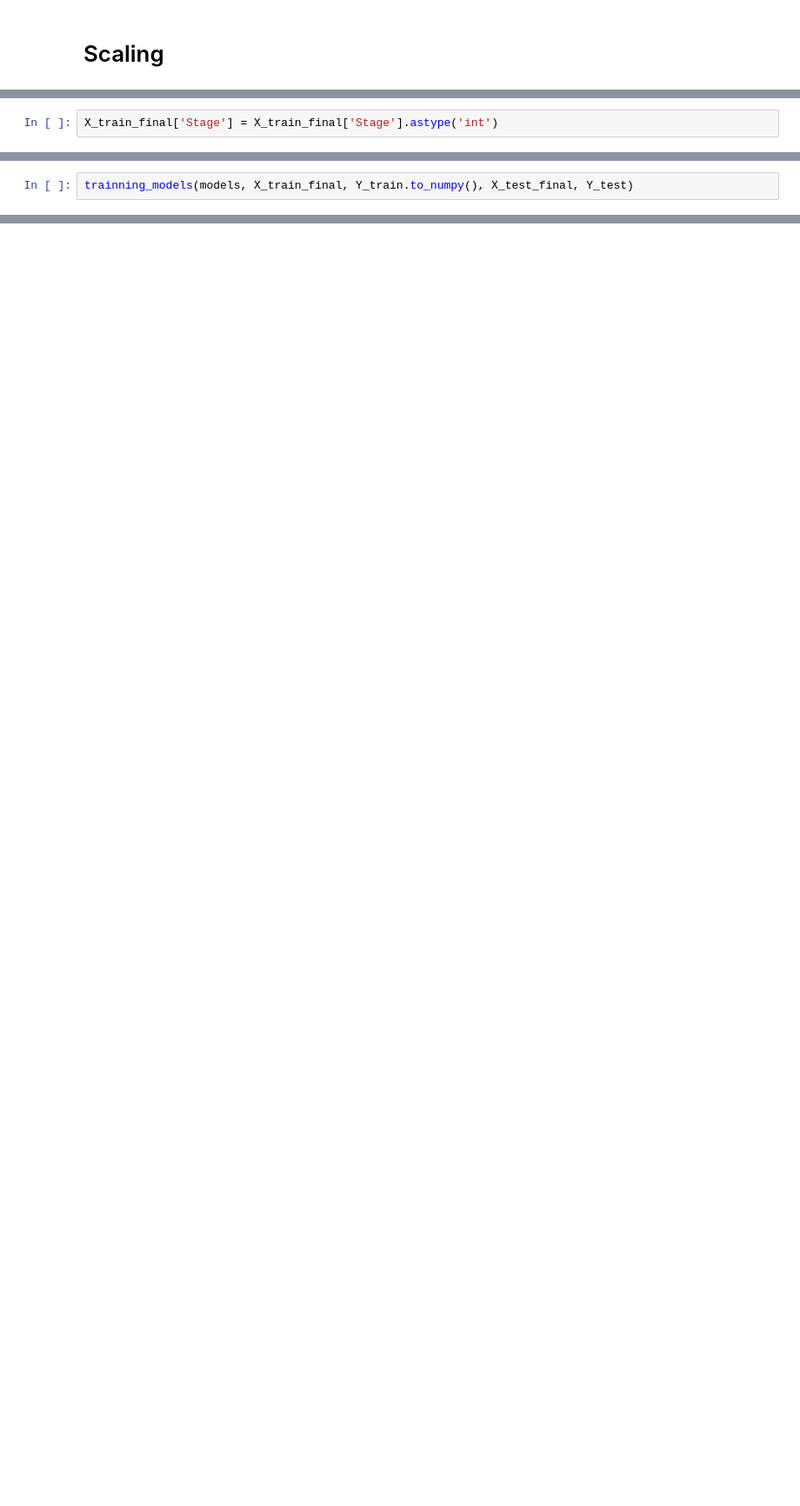
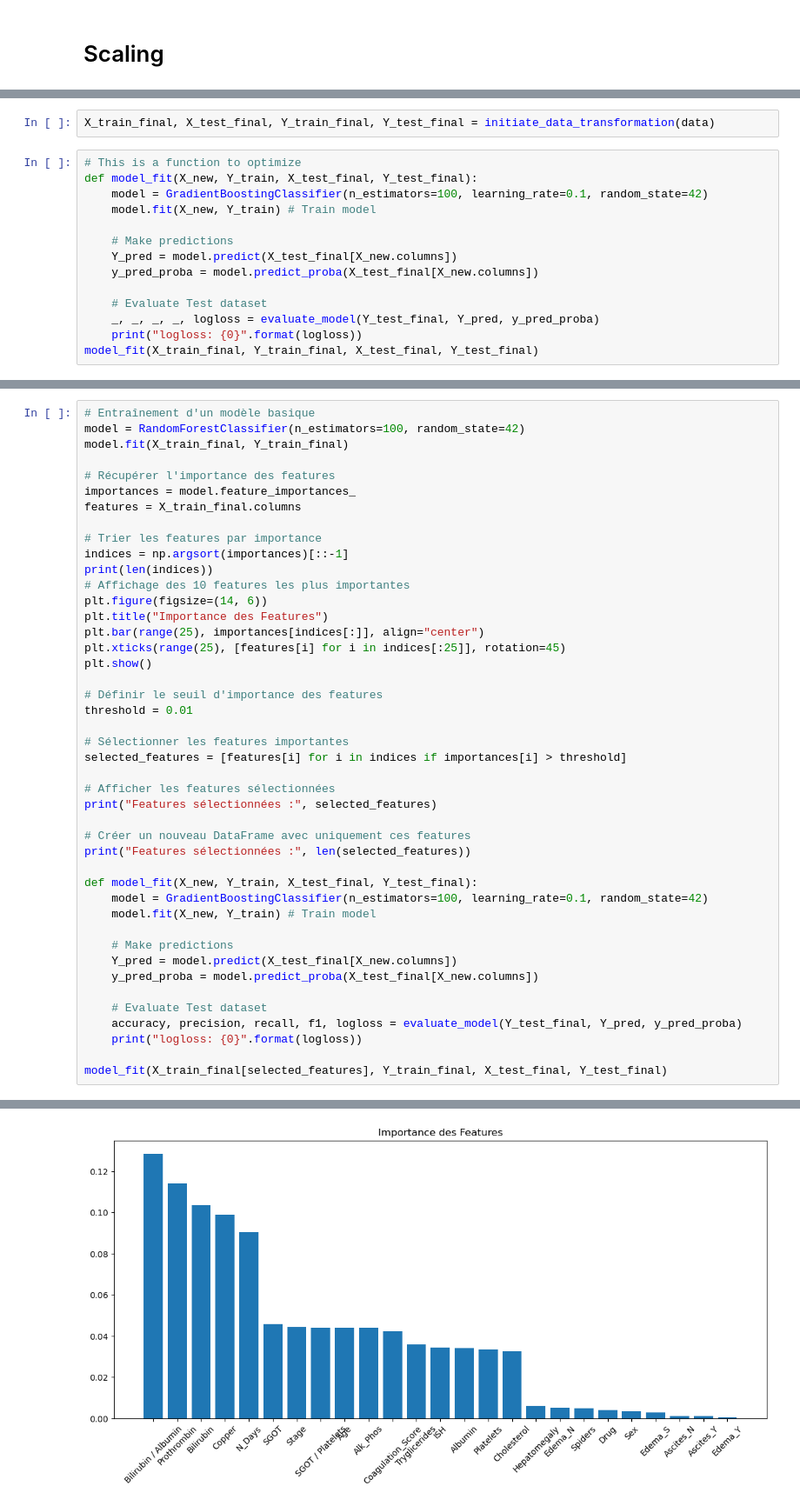
Before and after one commit to RiyadspX/Patients-Multi-class-Classification, a Jupyter notebook: notebooks/Model_trainer.ipynb, the cells around one changed output, grey strips where cells are left out. Shown at 87% size. Cells and saved outputs as stored; diff of their text form; blank space fills up the shorter version.

```diff
--- a/notebooks/Model_trainer.ipynb
+++ b/notebooks/Model_trainer.ipynb
@@ -393,2 +205,0 @@ X_test_final = pd.concat([X_test_tf.reset_index().drop('index', axis=1), X_test_
-# %%
-X_train_final['Stage'] = X_train_final['Stage'].astype('int')
@@ -504,2 +205,0 @@ def trainning_models(models, X_train, Y_train, X_test, Y_test):
-# %%
-trainning_models(models, X_train_final, Y_train.to_numpy(), X_test_final, Y_test)
@@ -554,0 +323,16 @@ X_new.columns = kb.get_feature_names_out()
+# %%
+X_train_final, X_test_final, Y_train_final, Y_test_final = initiate_data_transformation(data)
+# %%
+# This is a function to optimize
+def model_fit(X_new, Y_train, X_test_final, Y_test_final):
+    model = GradientBoostingClassifier(n_estimators=100, learning_rate=0.1, random_state=42)
+    model.fit(X_new, Y_train) # Train model
+
+    # Make predictions
+    Y_pred = model.predict(X_test_final[X_new.columns])
+    y_pred_proba = model.predict_proba(X_test_final[X_new.columns])
+
+    # Evaluate Test dataset
+    _, _, _, _, logloss = evaluate_model(Y_test_final, Y_pred, y_pred_proba)
+    print("logloss: {0}".format(logloss))
+model_fit(X_train_final, Y_train_final, X_test_final, Y_test_final)
@@ -554,0 +343,45 @@ X_new.columns = kb.get_feature_names_out()
+# %%
+# Entraînement d'un modèle basique
+model = RandomForestClassifier(n_estimators=100, random_state=42)
+model.fit(X_train_final, Y_train_final)
+
+# Récupérer l'importance des features
+importances = model.feature_importances_
+features = X_train_final.columns
+
+# Trier les features par importance
+indices = np.argsort(importances)[::-1]
+print(len(indices))
+# Affichage des 10 features les plus importantes
+plt.figure(figsize=(14, 6))
+plt.title("Importance des Features")
+plt.bar(range(25), importances[indices[:]], align="center")
+plt.xticks(range(25), [features[i] for i in indices[:25]], rotation=45)
+plt.show()
+
+# Définir le seuil d'importance des features
+threshold = 0.01
+
+# Sélectionner les features importantes
+selected_features = [features[i] for i in indices if importances[i] > threshold]
+
+# Afficher les features sélectionnées
+print("Features sélectionnées :", selected_features)
+
+# Créer un nouveau DataFrame avec uniquement ces features
+print("Features sélectionnées :", len(selected_features))
+
+def model_fit(X_new, Y_train, X_test_final, Y_test_final):
+    model = GradientBoostingClassifier(n_estimators=100, learning_rate=0.1, random_state=42)
+    model.fit(X_new, Y_train) # Train model
+
+    # Make predictions
+    Y_pred = model.predict(X_test_final[X_new.columns])
+    y_pred_proba = model.predict_proba(X_test_final[X_new.columns])
+
+    # Evaluate Test dataset
+    accuracy, precision, recall, f1, logloss = evaluate_model(Y_test_final, Y_pred, y_pred_proba)
+    print("logloss: {0}".format(logloss))
+
+model_fit(X_train_final[selected_features], Y_train_final, X_test_final, Y_test_final)
+# %% [output]
@@ -554,0 +389 @@ X_new.columns = kb.get_feature_names_out()
+[figure, added]
```
Also changed, not shown: parts of 64 cells of this notebook, 14 other files.
